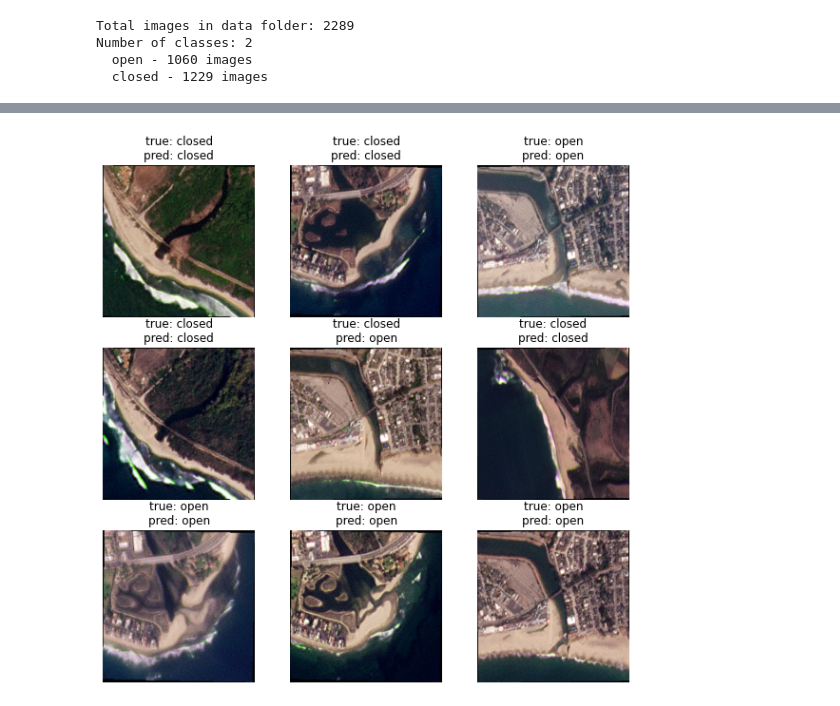
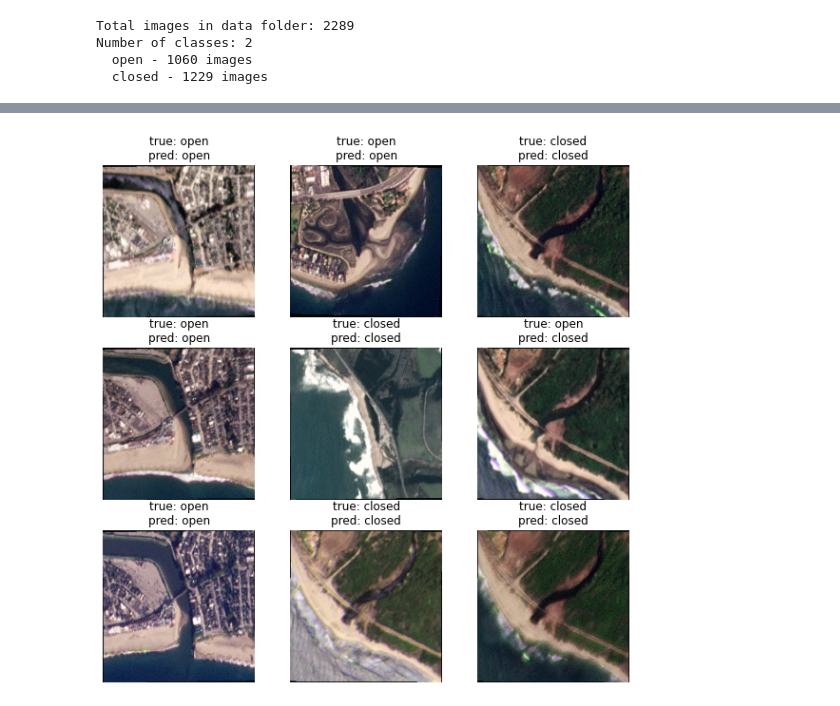
Before and after one commit to rtsearcy/berm_alert, a Jupyter notebook: berm_alert.ipynb, the cells around one changed output, grey strips where cells are left out. Drawn from its saved outputs; the diff is of its cells as text; code cells hidden in the pictures.

Commit message:
Colab notebook, model save

```diff
--- a/berm_alert.ipynb
+++ b/berm_alert.ipynb
@@ -41,9 +50,16 @@ Load .png images into train and validation datasets.
 # %%
 ### Load Images + Describe
 base_folder = '/content/drive/MyDrive/projects/berm_alert/'
-data_folder = os.path.join(base_folder,'data/images/png/')
-#data_folder = tf.keras.utils.get_file
+data_folder = os.path.join(base_folder,'data/images/png/all_images/')
 data_folder = pathlib.Path(data_folder)
+
+sites = [
+         'scott_creek',
+         'san_lorenzo_river',
+         'san_mateo_creek',
+         'soquel_creek',
+         'malibu_creek'
+         ]
 
 image_count = len(list(data_folder.glob('*/*.png')))
 print('Total images in data folder: {}'.format(str(image_count)))
@@ -51,8 +67,8 @@ print('Total images in data folder: {}'.format(str(image_count)))
 classes = [c for c in os.listdir(data_folder) if 'README' not in c]
 print('Number of classes: {}'.format(str(len(classes))))
 for c in classes:
-  print('  ' + c + ' - ' + \
-        str(len(os.listdir(os.path.join(data_folder,c)))) + ' images')
+  class_files = os.listdir(os.path.join(data_folder,c))
+  print('  ' + c + ' - ' + str(len(class_files)) + ' images')
 # %% [output]
 Total images in data folder: 2289
 Number of classes: 2
@@ -144,23 +180,28 @@ https://www.tensorflow.org/tutorials/images/classification#setup
 # %%
 ### Define Model
 
+# Performance
 AUTOTUNE = tf.data.AUTOTUNE
 
 train_ds = train_ds.cache().shuffle(1000).prefetch(buffer_size=AUTOTUNE)
 val_ds = val_ds.cache().prefetch(buffer_size=AUTOTUNE)
 
 
-num_classes = len(class_names)
+# Create Model
+dropout = 0.2
+image_shape = (img_height, img_width, len(color_mode))
 
-# Create Model
-model = Sequential([
-  layers.Rescaling(1./255, input_shape=(img_height, img_width, len(color_mode))),  # normalize pixels
+basic_model = Sequential([
+  layers.Rescaling(1./255, input_shape=image_shape),  # normalize pixels
   layers.Conv2D(16, len(color_mode), padding='same', activation='relu'),
   layers.MaxPooling2D(),
+  layers.Dropout(dropout),
   layers.Conv2D(32, len(color_mode), padding='same', activation='relu'),
   layers.MaxPooling2D(),
+  layers.Dropout(dropout),
   layers.Conv2D(64, len(color_mode), padding='same', activation='relu'),
   layers.MaxPooling2D(),
+  layers.Dropout(dropout),
   layers.Flatten(),
   layers.Dense(128, activation='relu'),
   layers.Dense(num_classes)
@@ -168,10 +209,10 @@ model = Sequential([
 
 
 # Compile
-model.compile(optimizer='adam',
+basic_model.compile(optimizer='adam',
               loss=tf.keras.losses.SparseCategoricalCrossentropy(from_logits=True),
               #loss=tf.keras.losses.BinaryCrossentropy(from_logits=False),
               metrics=['accuracy'])
 
-model.summary()
+basic_model.summary()
 # %% [output]
@@ -194,9 +235,9 @@ Non-trainable params: 0
 _________________________________________________________________
 # %%
 ### Train Model
-epochs = 10
+epochs = 15
 
-history = model.fit(
+history = basic_model.fit(
   train_ds,
   validation_data=val_ds,
   epochs=epochs
@@ -268,12 +313,13 @@ specificity (open acc): 1.0
 # %%
-### Example Images and Predictions from Test DS
+### Example Images and Predictions
 plt.figure(figsize=(10, 10))
+c = np.random.randint(0, len(val_labels) - 10) # pick from somewhere in dataset
 for i in range(9):
   ax = plt.subplot(3, 3, i + 1)
 
-  plt.imshow(data[0][i].astype("uint8"))
-  plt.title('true: ' + class_names[int(data[1][i])] +\
-            '\npred: ' + class_names[int(pred[i])])
+  plt.imshow(val_images[i + c].astype("uint8"))
+  plt.title('true: ' + class_names[int(val_labels[i+c])] +\
+            '\npred: ' + class_names[int(val_pred[i+c])])
   plt.axis("off")
 # %% [output]
-[figure, old version]
+[figure, new version]
```
Also changed, not shown: parts of 11 cells of this notebook, 3 other files.
